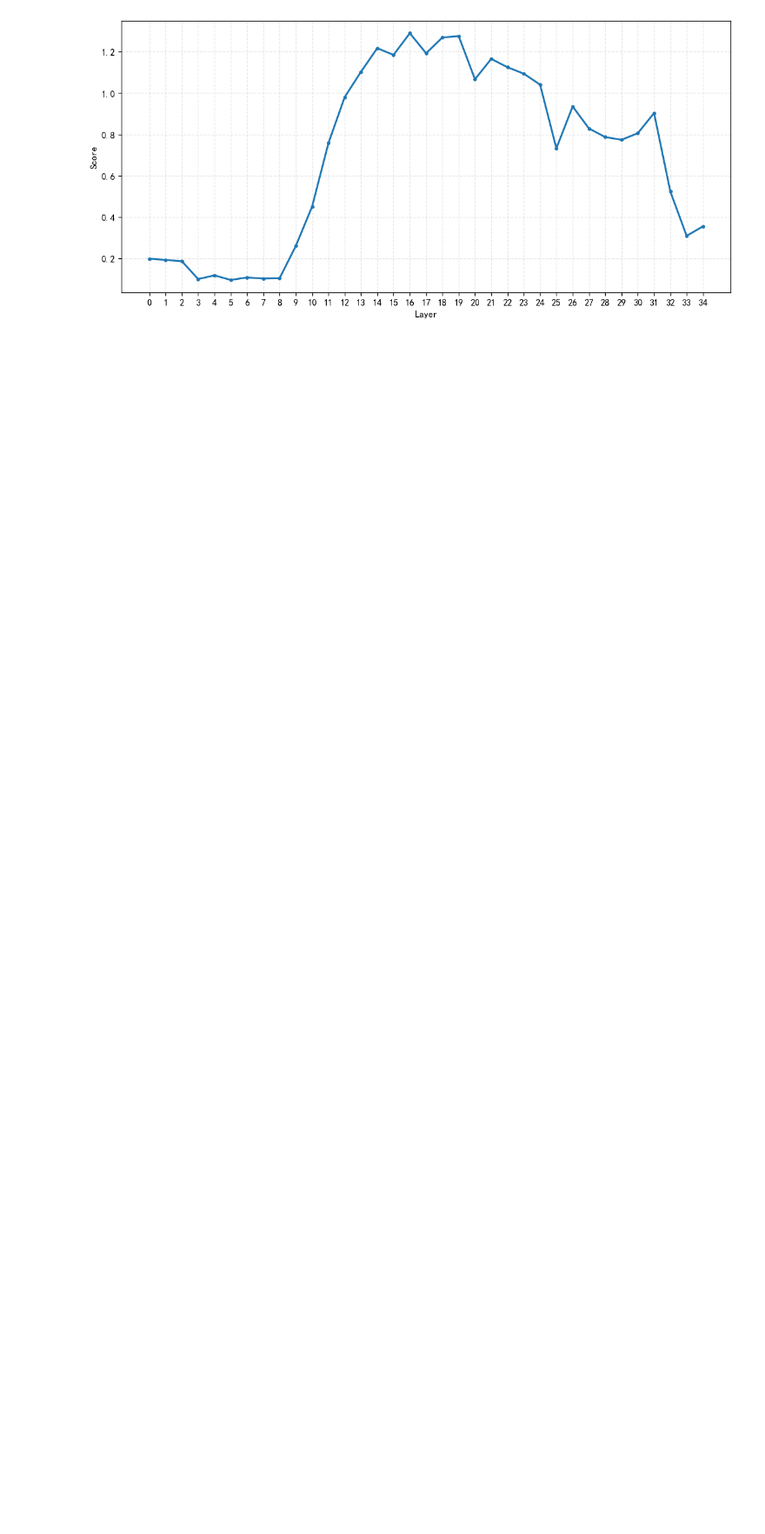
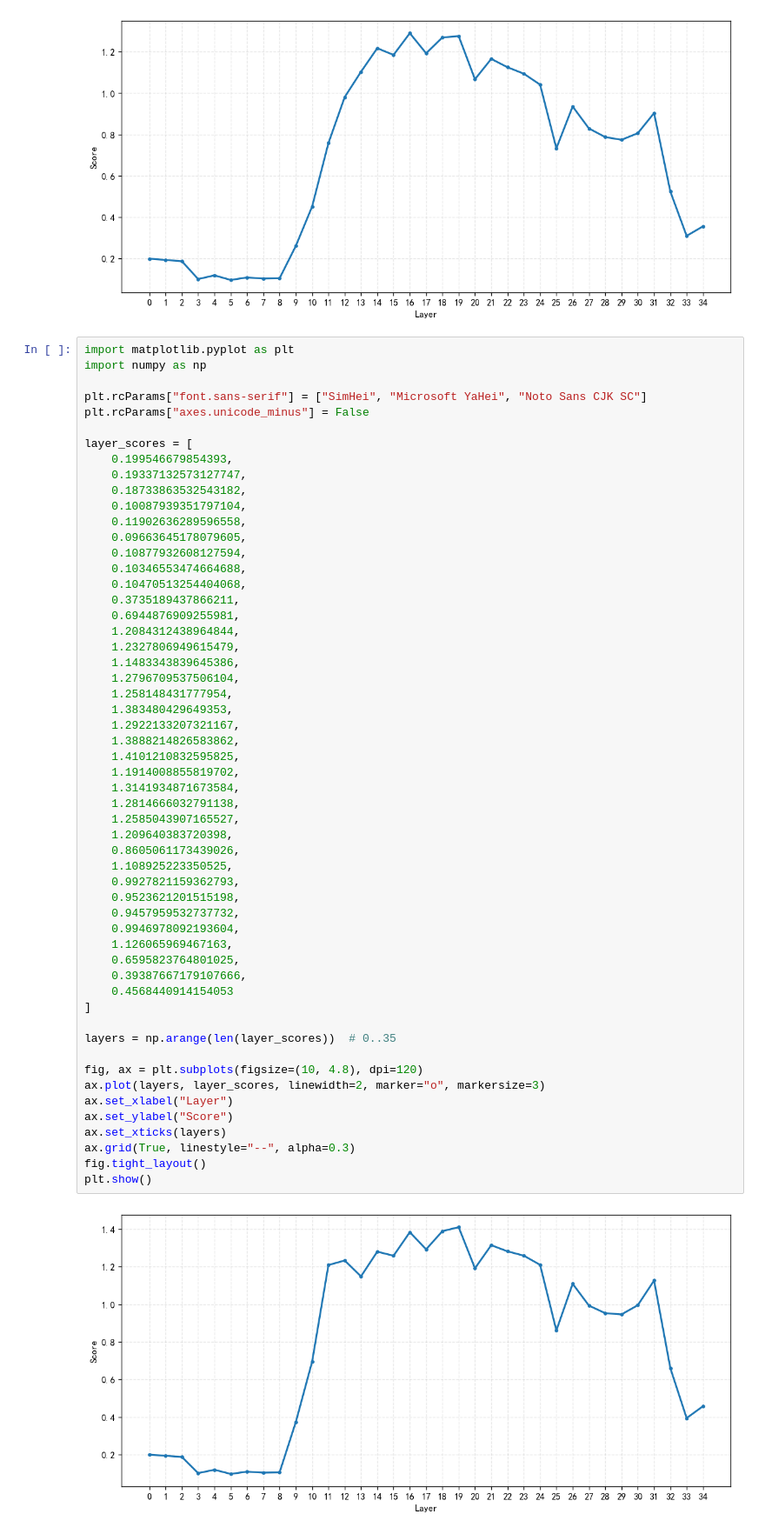
Before and after one commit to Cosmo-klara/Blog, a Jupyter notebook: src/content/blog/2_week9/1.ipynb, the cells around one changed output. Shown at 87% size. Saved outputs shown, nothing was run; the diff lists cells and outputs as text; blank space fills up the shorter version.

```diff
--- a/src/content/blog/2_week9/1.ipynb
+++ b/src/content/blog/2_week9/1.ipynb
@@ -137,3 +137,60 @@ fig.tight_layout()
 plt.show()
 # %% [output]
 [figure]
+# %%
+import matplotlib.pyplot as plt
+import numpy as np
+
+plt.rcParams["font.sans-serif"] = ["SimHei", "Microsoft YaHei", "Noto Sans CJK SC"]
+plt.rcParams["axes.unicode_minus"] = False
+
+layer_scores = [
+    0.199546679854393,
+    0.19337132573127747,
+    0.18733863532543182,
+    0.10087939351797104,
+    0.11902636289596558,
+    0.09663645178079605,
+    0.10877932608127594,
+    0.10346553474664688,
+    0.10470513254404068,
+    0.3735189437866211,
+    0.6944876909255981,
+    1.2084312438964844,
+    1.2327806949615479,
+    1.1483343839645386,
+    1.2796709537506104,
+    1.258148431777954,
+    1.383480429649353,
+    1.2922133207321167,
+    1.3888214826583862,
+    1.4101210832595825,
+    1.1914008855819702,
+    1.3141934871673584,
+    1.2814666032791138,
+    1.2585043907165527,
+    1.209640383720398,
+    0.8605061173439026,
+    1.108925223350525,
+    0.9927821159362793,
+    0.9523621201515198,
+    0.9457959532737732,
+    0.9946978092193604,
+    1.126065969467163,
+    0.6595823764801025,
+    0.39387667179107666,
+    0.4568440914154053
+]
+
+layers = np.arange(len(layer_scores))  # 0..35
+
+fig, ax = plt.subplots(figsize=(10, 4.8), dpi=120)
+ax.plot(layers, layer_scores, linewidth=2, marker="o", markersize=3)
+ax.set_xlabel("Layer")
+ax.set_ylabel("Score")
+ax.set_xticks(layers)
+ax.grid(True, linestyle="--", alpha=0.3)
+fig.tight_layout()
+plt.show()
+# %% [output]
+[figure, added]
```
Also changed, not shown: 4 other files.
